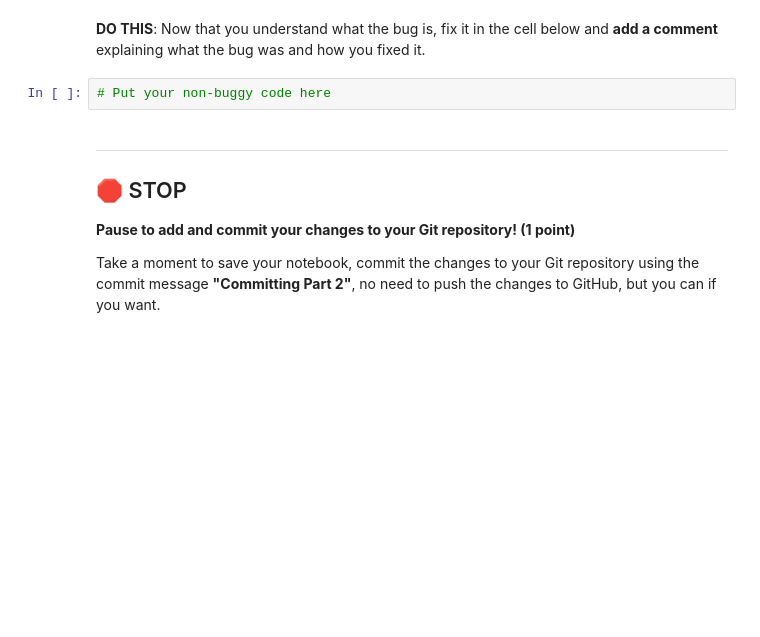
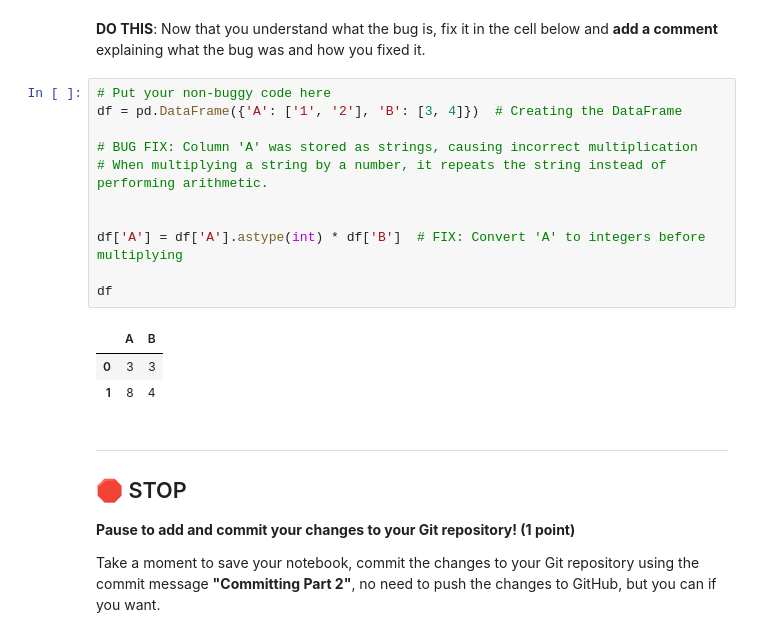
Before and after one commit to Andrew00-jpg/CMSE202-f25-turnin, a Jupyter notebook: hw-01/HW-01_GitPracticeDebuggingPythonPackagesAndClasses-SS25-aes.ipynb, the cells around one changed output. Drawn from its saved outputs; the diff is of its cells as text; blank space fills up the shorter version.

```diff
--- a/hw-01/HW-01_GitPracticeDebuggingPythonPackagesAndClasses-SS25-aes.ipynb
+++ b/hw-01/HW-01_GitPracticeDebuggingPythonPackagesAndClasses-SS25-aes.ipynb
@@ -259,8 +293,21 @@ If you need to write any code to explore the nature of the bug, please do so in
 # Put exploratory code here, if needed
 # %% [markdown]
 **DO THIS**: Now that you understand what the bug is, fix it in the cell below and **add a comment** explaining what the bug was and how you fixed it.
-# %%
-# Put your non-buggy code here
+# %%
+# Put your non-buggy code here
+df = pd.DataFrame({'A': ['1', '2'], 'B': [3, 4]})  # Creating the DataFrame
+
+# BUG FIX: Column 'A' was stored as strings, causing incorrect multiplication
+# When multiplying a string by a number, it repeats the string instead of performing arithmetic.
+
+
+df['A'] = df['A'].astype(int) * df['B']  # FIX: Convert 'A' to integers before multiplying
+
+df
+# %% [output]
+|  | A | B |
+| 0 | 3 | 3 |
+| 1 | 8 | 4 |
 # %% [markdown]
 ---
 ## &#128721; STOP
```
Also changed, not shown: parts of 8 cells of this notebook.
